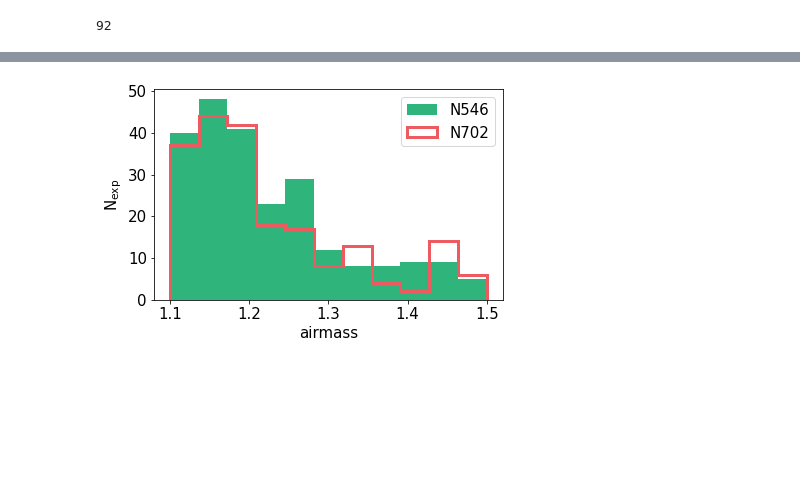
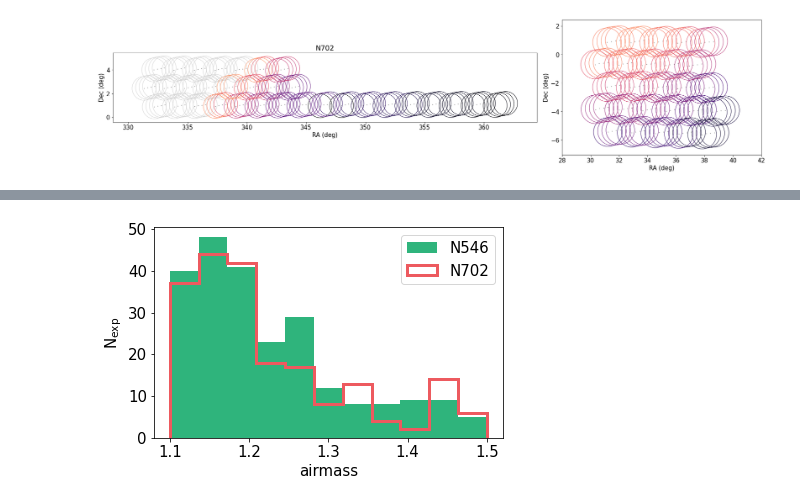
Before and after one commit to MerianSurvey/skipper, a Jupyter notebook: notebooks/Predict2021B.ipynb, the cells around one changed output, grey strips where cells are left out. Drawn from its saved outputs; the diff is of its cells as text; code cells hidden in the pictures; blank space fills up the shorter version.

```diff
--- a/notebooks/Predict2021B.ipynb
+++ b/notebooks/Predict2021B.ipynb
@@ -25,11 +41,13 @@ priorities_n536 = {'VVDS':0, 'XMM':1}
 # %%
-datelist_vvdsxmm_n702 =  [(2021,9,ix) for ix in np.arange(10,13)]
-datelist_vvdsxmm_n702 +=  [(2021,11,ix) for ix in np.arange(8,12)]
-datelist_vvdsxmm_n702 += [(2021,11,ix) for ix in np.arange(27, 31)]
-nightslot_vvdsxmm_n702 = [2 for ix in np.arange(10,13)]
-nightslot_vvdsxmm_n702 += [1 for ix in np.arange(8,12)]
-nightslot_vvdsxmm_n702 += [1 for ix in np.arange(27,31)]
-priorities_n702 = {'VVDS':0, 'XMM':1}
+datelist_l =  [(2021,9,ix) for ix in np.arange(10, 14)]
+datelist_l += [(2021,11,ix) for ix in np.arange(24,31)]
+datelist_l += [(2021,12,ix) for ix in np.arange(1,5)]
+datelist_l += [(2022,1,ix) for ix in np.arange(25, 32)]
+nightslot_l = [2 for ix in np.arange(3,10)]
+nightslot_l += [1 for ix in np.arange(24,31)] # 0: full, 1: first half, 2: second half
+nightslot_l += [1 for ix in np.arange(1,5)]
+nightslot_l += c
+priorities_l = {'VVDS':0, 'XMM':1}
 # %%
 iqt_n536 = sigjson_f2021b.predict_f2021b ( 'n536', datelist_vvdsxmm_n536,
                                           nightslot_vvdsxmm_n536,
@@ -164,9 +218,47 @@ mastercat_n702 = sigjson_f2021b.load_mastercat ('n702')
-# %%
-np.where(iqt_n536.sort_values('qstamp').index == name)[0][0]
-# %% [output]
-92
 # %%
 plt.rcParams['font.size'] = 15
+# %%
+fig = plt.figure(figsize=(24,8))
+fov_radius = (3.18/np.pi)**0.5
+shp = (1,3)
+ax0 = plt.subplot2grid(shp, (0,0), colspan=2)
+ax1 = plt.subplot2grid(shp, (0,2) )
+for name,row in mastercat_n702.iterrows():
+    qrow = iqt_n702.loc[name]
+    if (row.RA > 50):
+        ax = ax0
+        ra = row.RA
+    elif row.RA < 10:
+        ax = ax0
+        ra = row.RA + 360.
+    else:
+        ax = ax1
+        ra = row.RA
+    if qrow.is_queued:
+        cval = np.where(iqt_n702.sort_values('qstamp').index == name)[0][0]
+        ec= plt.cm.magma( cval/iqt_n702.shape[0] )
+    else:
+        ec='lightgray'
+    patch = patches.Circle ( (ra, row.dec), fov_radius, ec=ec, #plt.cm.viridis((hr+5)/10.),
+                            fc='None')
+
+    ax.add_patch(patch)
+
+mask = (mastercat.RA > 50)
+ax0.scatter(mastercat.loc[mask,'RA'], mastercat.loc[mask,'dec'], s=1, color='grey')
+ax0.set_aspect('equal')
+ax1.scatter(mastercat.loc[~mask,'RA'], mastercat.loc[~mask,'dec'], s=1, color='grey')
+ax1.set_xlim(28.,42.)
+ax1.set_aspect('equal')
+ax0.set_title('N702')
+
+for ax in [ax0,ax1]:
+    ax.set_xlabel('RA (deg)')
+    ax.set_ylabel('Dec (deg)')
+plt.tight_layout ()
+#plt.savefig('/Users/kadofong/Downloads/n702_map.png')
+# %% [output]
+[figure, added]
 # %%
 fig = plt.figure(figsize=(24,8))
 fov_radius = (3.18/np.pi)**0.5
```
Also changed, not shown: parts of 11 cells of this notebook, 2 other files.
